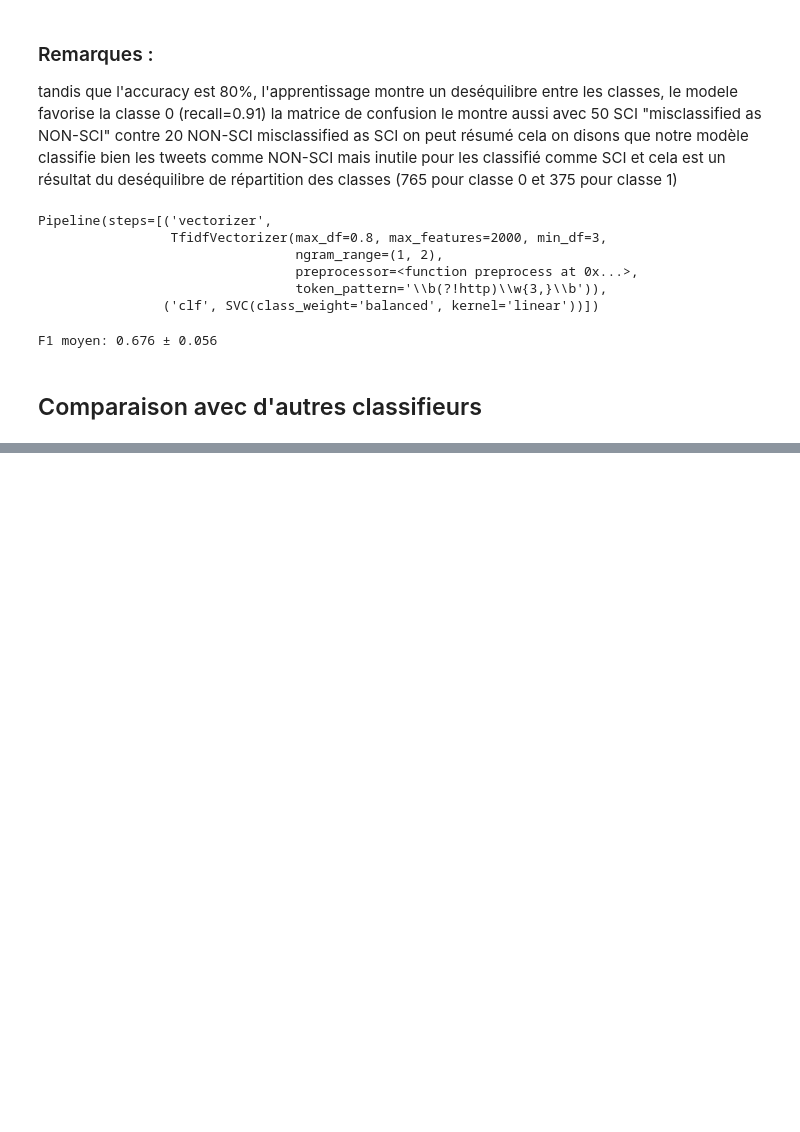
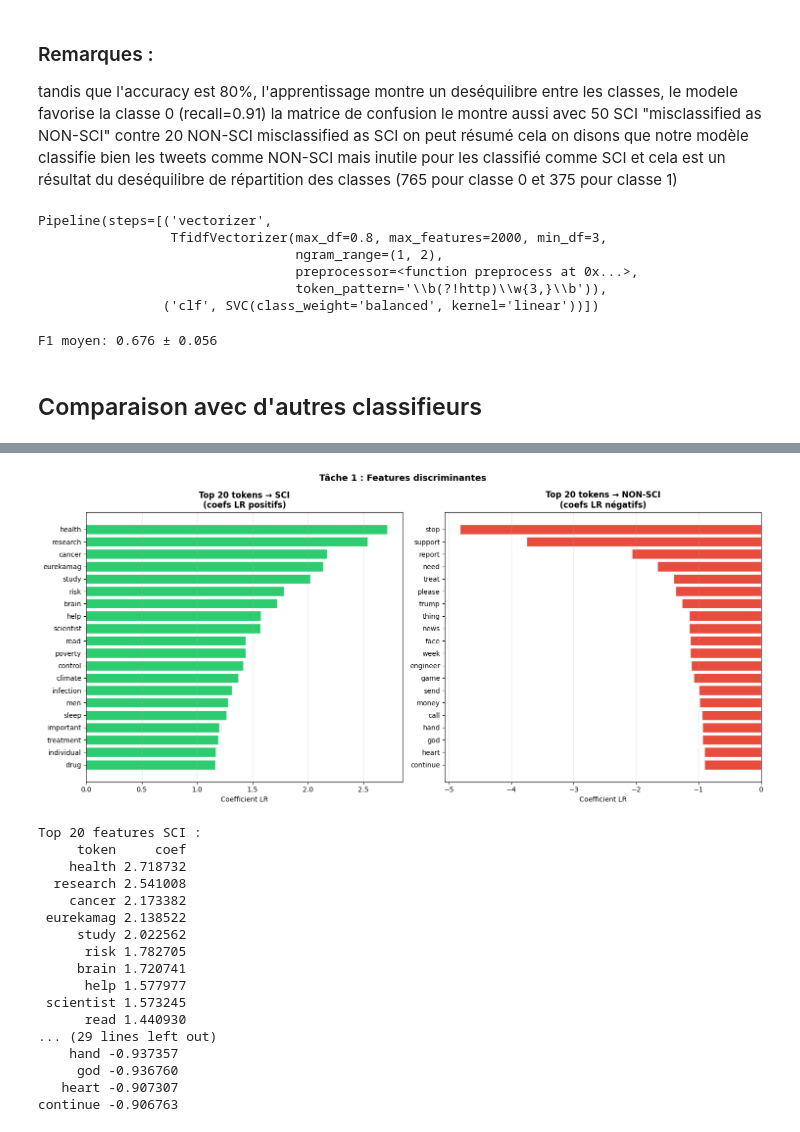
Before and after one commit to LazImane/ML_SciTweets, a Jupyter notebook: ML_SciTweets.ipynb, the cells around one changed output, grey strips where cells are left out. Drawn from its saved outputs; the diff is of its cells as text; code cells hidden in the pictures; blank space fills up the shorter version.

```diff
--- a/ML_SciTweets.ipynb
+++ b/ML_SciTweets.ipynb
@@ -999,0 +987,58 @@ weighted avg       0.57      0.50      0.48        20
+# %%
+TOP_N = 20
+coefs = lr_bonus.coef_[0]
+
+#features
+top_sci_idx  = coefs.argsort()[::-1][:TOP_N] #positives
+top_nonsci_idx = coefs.argsort()[:TOP_N] #negatives
+
+df_coefs_sci    = pd.DataFrame({'token': feature_names[top_sci_idx],
+                                 'coef':  coefs[top_sci_idx]})
+df_coefs_nonsci = pd.DataFrame({'token': feature_names[top_nonsci_idx],
+                                 'coef':  coefs[top_nonsci_idx]})
+
+fig, axes = plt.subplots(1, 2, figsize=(15, 7))
+
+# SCI
+axes[0].barh(df_coefs_sci['token'][::-1], df_coefs_sci['coef'][::-1],
+             color='#2ecc71', edgecolor='white')
+axes[0].set_title(f'Top {TOP_N} tokens → SCI\n(coefs LR positifs)', fontweight='bold')
+axes[0].set_xlabel('Coefficient LR')
+axes[0].grid(axis='x', alpha=0.3)
+
+# NON-SCI
+axes[1].barh(df_coefs_nonsci['token'][::-1], df_coefs_nonsci['coef'][::-1],
+             color='#e74c3c', edgecolor='white')
+axes[1].set_title(f'Top {TOP_N} tokens → NON-SCI\n(coefs LR négatifs)', fontweight='bold')
+axes[1].set_xlabel('Coefficient LR')
+axes[1].grid(axis='x', alpha=0.3)
+
+plt.suptitle('Tâche 1 : Features discriminantes',
+             fontsize=13, fontweight='bold')
+plt.tight_layout()
+plt.show()
+
+print('Top 20 features SCI :')
+print(df_coefs_sci.to_string(index=False))
+print()
+print('Top 20 features NON-SCI :')
+print(df_coefs_nonsci.to_string(index=False))
+# %% [output]
+[figure, added]
+Top 20 features SCI :
+     token     coef
+    health 2.718732
+  research 2.541008
+    cancer 2.173382
+ eurekamag 2.138522
+     study 2.022562
+      risk 1.782705
+     brain 1.720741
+      help 1.577977
+ scientist 1.573245
+      read 1.440930
+... (29 lines left out)
+    hand -0.937357
+     god -0.936760
+   heart -0.907307
+continue -0.906763
```
Also changed, not shown: parts of 72 cells of this notebook, 3 other files.
